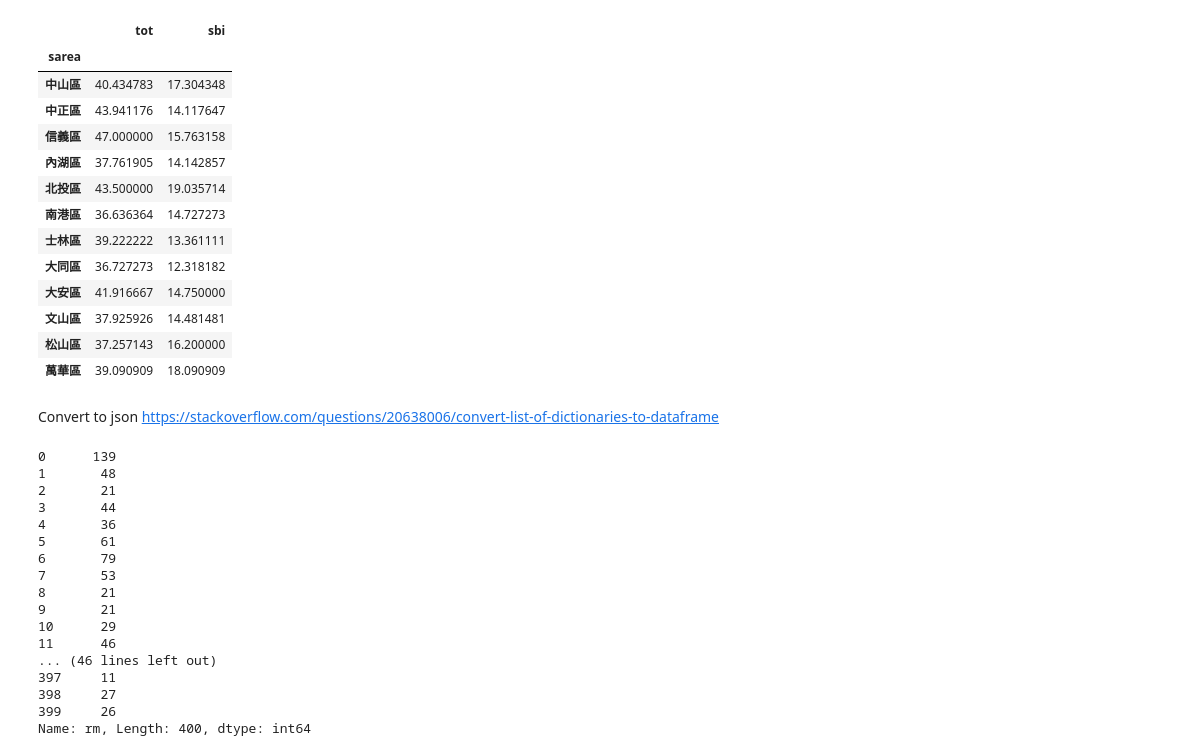
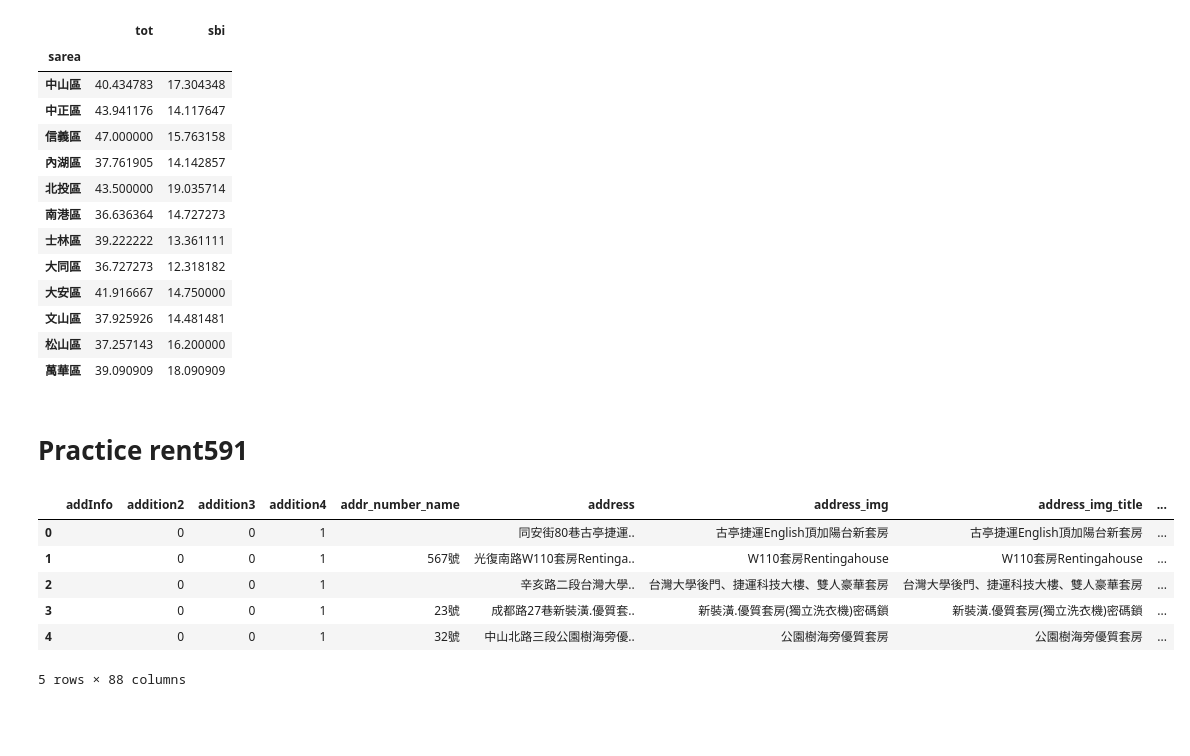
Before and after one commit to p4css/PSS107, a Jupyter notebook: P07_pandas.ipynb, the cells around one changed output. Cells and saved outputs as stored; diff of their text form; code cells hidden in the pictures; blank space fills up the shorter version.

```diff
--- a/P07_pandas.ipynb
+++ b/P07_pandas.ipynb
@@ -131,27 +133,5 @@ ubike_df.groupby("sarea")["tot", "sbi"].mean()
 | 文山區 | 37.925926 | 14.481481 |
 | 松山區 | 37.257143 | 16.200000 |
 | 萬華區 | 39.090909 | 18.090909 |
-# %% [markdown]
-Convert to json
-https://stackoverflow.com/questions/20638006/convert-list-of-dictionaries-to-dataframe
-# %%
-df["rm"] = pd.to_numeric(df["tot"]) - pd.to_numeric(df["sbi"])
-df["rm"]
-# %% [output]
-0      139
-1       48
-2       21
-3       44
-4       36
-5       61
-6       79
-7       53
-8       21
-9       21
-10      29
-11      46
-... (46 lines left out)
-397     11
-398     27
-399     26
-Name: rm, Length: 400, dtype: int64
+# %% [markdown]
+# Practice rent591
@@ -157,0 +142,10 @@ Name: rm, Length: 400, dtype: int64
+# %%
+df591.head()
+# %% [output]
+|  | addInfo | addition2 | addition3 | addition4 | addr_number_name | address | address_img | address_img_title | ... |
+| 0 |  | 0 | 0 | 1 |  | 同安街80巷古亭捷運.. | 古亭捷運English頂加陽台新套房 | 古亭捷運English頂加陽台新套房 | ... |
+| 1 |  | 0 | 0 | 1 | 567號 | 光復南路W110套房Rentinga.. | W110套房Rentingahouse | W110套房Rentingahouse | ... |
+| 2 |  | 0 | 0 | 1 |  | 辛亥路二段台灣大學.. | 台灣大學後門、捷運科技大樓、雙人豪華套房 | 台灣大學後門、捷運科技大樓、雙人豪華套房 | ... |
+| 3 |  | 0 | 0 | 1 | 23號 | 成都路27巷新裝潢.優質套.. | 新裝潢.優質套房(獨立洗衣機)密碼鎖 | 新裝潢.優質套房(獨立洗衣機)密碼鎖 | ... |
+| 4 |  | 0 | 0 | 1 | 32號 | 中山北路三段公園樹海旁優.. | 公園樹海旁優質套房 | 公園樹海旁優質套房 | ... |
+5 rows × 88 columns
```
Also changed, not shown: parts of 13 cells of this notebook, 1 other file.
